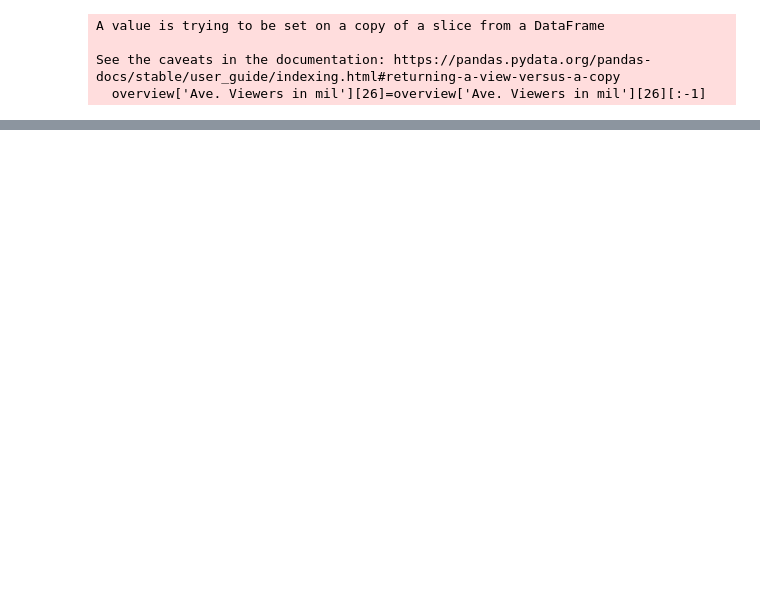
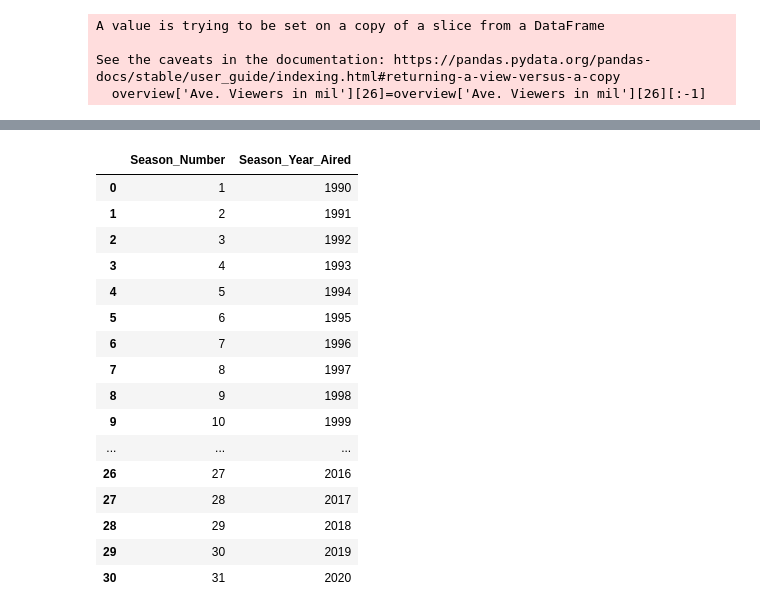
Before and after one commit to slobanwala1/Excellent-Simpsons-Analysis, a Jupyter notebook: series_overview.ipynb, the cells around one changed output, grey strips where cells are left out. Cells and saved outputs as stored; diff of their text form; code cells hidden in the pictures; blank space fills up the shorter version.

```diff
--- a/series_overview.ipynb
+++ b/series_overview.ipynb
@@ -122,5 +122,5 @@ overview
 | 29 | 30 | 2019 | 23 | September 30, 2018 | May 12, 2019 | Sunday 8:00 pm | ... |
 | 30 | 31 | 2020 | 22 | September 29, 2019 | May 17, 2020 | Sunday 8:00 pm | ... |
 # %%
-All_Seasons=pd.DataFrame{'Season_Number': [overview['Season']],
-                        'Season_Year_Aired ': overview['Years']]}
+All_Seasons=pd.DataFrame({'Season_Number': overview['Season'],
+                        'Season_Year_Aired ': overview['Years']})
@@ -128,0 +127,20 @@ SyntaxError: invalid syntax (<ipython-input-36-c3db3d62b63e>, line 1)
+# %%
+All_Seasons
+# %% [output]
+|  | Season_Number | Season_Year_Aired |
+| 0 | 1 | 1990 |
+| 1 | 2 | 1991 |
+| 2 | 3 | 1992 |
+| 3 | 4 | 1993 |
+| 4 | 5 | 1994 |
+| 5 | 6 | 1995 |
+| 6 | 7 | 1996 |
+| 7 | 8 | 1997 |
+| 8 | 9 | 1998 |
+| 9 | 10 | 1999 |
+| ... | ... | ... |
+| 26 | 27 | 2016 |
+| 27 | 28 | 2017 |
+| 28 | 29 | 2018 |
+| 29 | 30 | 2019 |
+| 30 | 31 | 2020 |
```
Also changed, not shown: parts of 2 cells of this notebook, 2 other files.
